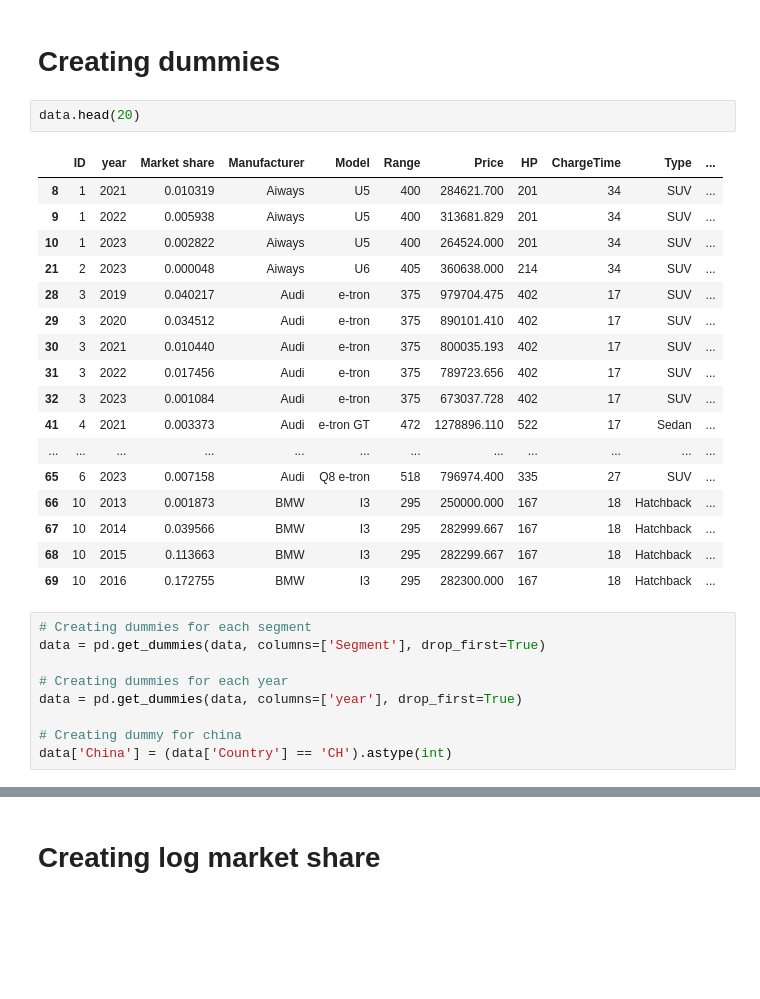
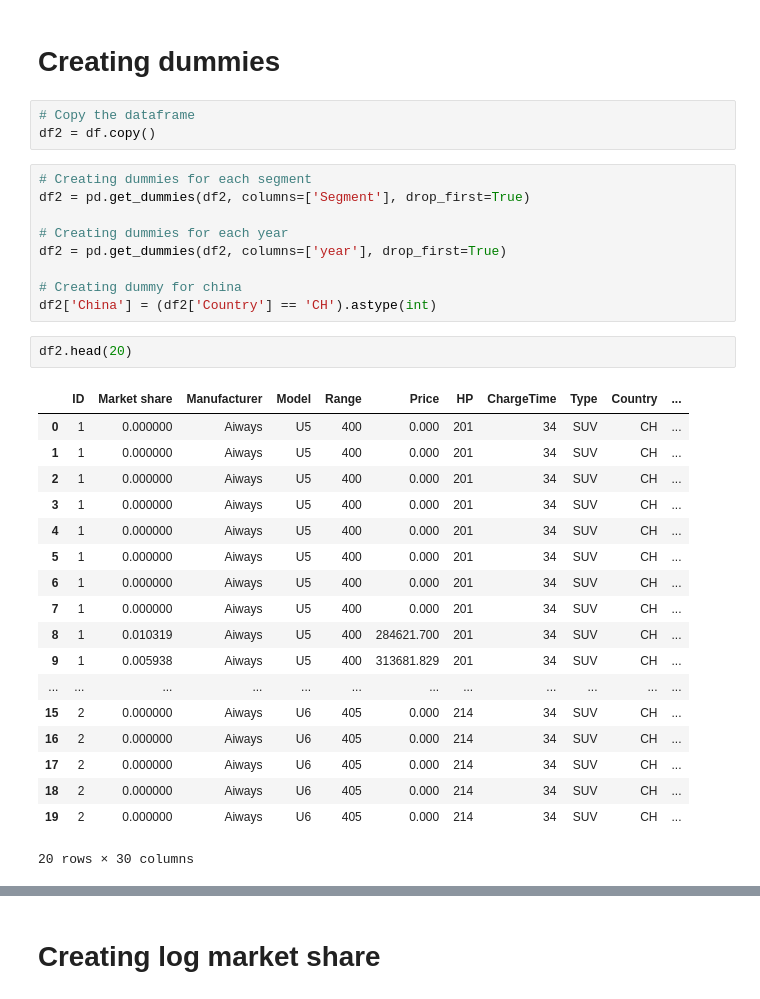
Before and after one commit to Mikkelbos/Bachelor, a Jupyter notebook: V_kode.ipynb, the cells around one changed output, grey strips where cells are left out. Cells and saved outputs as stored; diff of their text form; blank space fills up the shorter version.

```diff
--- a/V_kode.ipynb
+++ b/V_kode.ipynb
@@ -168,32 +168,36 @@ See the caveats in the documentation: https://pandas.pydata.org/pandas-docs/stab
 [figure]
 # %% [markdown]
 # Creating dummies
+# %%
+# Copy the dataframe
+df2 = df.copy()
+# %%
+# Creating dummies for each segment
+df2 = pd.get_dummies(df2, columns=['Segment'], drop_first=True)
+
+# Creating dummies for each year
+df2 = pd.get_dummies(df2, columns=['year'], drop_first=True)
+
+# Creating dummy for china
+df2['China'] = (df2['Country'] == 'CH').astype(int)
 # %%
-data.head(20)
+df2.head(20)
 # %% [output]
-|  | ID | year | Market share | Manufacturer | Model | Range | Price | HP | ChargeTime | Type | ... |
-| 8 | 1 | 2021 | 0.010319 | Aiways | U5 | 400 | 284621.700 | 201 | 34 | SUV | ... |
-| 9 | 1 | 2022 | 0.005938 | Aiways | U5 | 400 | 313681.829 | 201 | 34 | SUV | ... |
-| 10 | 1 | 2023 | 0.002822 | Aiways | U5 | 400 | 264524.000 | 201 | 34 | SUV | ... |
-| 21 | 2 | 2023 | 0.000048 | Aiways | U6 | 405 | 360638.000 | 214 | 34 | SUV | ... |
-| 28 | 3 | 2019 | 0.040217 | Audi | e-tron | 375 | 979704.475 | 402 | 17 | SUV | ... |
-| 29 | 3 | 2020 | 0.034512 | Audi | e-tron | 375 | 890101.410 | 402 | 17 | SUV | ... |
-| 30 | 3 | 2021 | 0.010440 | Audi | e-tron | 375 | 800035.193 | 402 | 17 | SUV | ... |
-| 31 | 3 | 2022 | 0.017456 | Audi | e-tron | 375 | 789723.656 | 402 | 17 | SUV | ... |
-| 32 | 3 | 2023 | 0.001084 | Audi | e-tron | 375 | 673037.728 | 402 | 17 | SUV | ... |
-| 41 | 4 | 2021 | 0.003373 | Audi | e-tron GT | 472 | 1278896.110 | 522 | 17 | Sedan | ... |
+|  | ID | Market share | Manufacturer | Model | Range | Price | HP | ChargeTime | Type | Country | ... |
+| 0 | 1 | 0.000000 | Aiways | U5 | 400 | 0.000 | 201 | 34 | SUV | CH | ... |
+| 1 | 1 | 0.000000 | Aiways | U5 | 400 | 0.000 | 201 | 34 | SUV | CH | ... |
+| 2 | 1 | 0.000000 | Aiways | U5 | 400 | 0.000 | 201 | 34 | SUV | CH | ... |
+| 3 | 1 | 0.000000 | Aiways | U5 | 400 | 0.000 | 201 | 34 | SUV | CH | ... |
+| 4 | 1 | 0.000000 | Aiways | U5 | 400 | 0.000 | 201 | 34 | SUV | CH | ... |
+| 5 | 1 | 0.000000 | Aiways | U5 | 400 | 0.000 | 201 | 34 | SUV | CH | ... |
+| 6 | 1 | 0.000000 | Aiways | U5 | 400 | 0.000 | 201 | 34 | SUV | CH | ... |
+| 7 | 1 | 0.000000 | Aiways | U5 | 400 | 0.000 | 201 | 34 | SUV | CH | ... |
+| 8 | 1 | 0.010319 | Aiways | U5 | 400 | 284621.700 | 201 | 34 | SUV | CH | ... |
+| 9 | 1 | 0.005938 | Aiways | U5 | 400 | 313681.829 | 201 | 34 | SUV | CH | ... |
 | ... | ... | ... | ... | ... | ... | ... | ... | ... | ... | ... | ... |
-| 65 | 6 | 2023 | 0.007158 | Audi | Q8 e-tron | 518 | 796974.400 | 335 | 27 | SUV | ... |
-| 66 | 10 | 2013 | 0.001873 | BMW | I3 | 295 | 250000.000 | 167 | 18 | Hatchback | ... |
-| 67 | 10 | 2014 | 0.039566 | BMW | I3 | 295 | 282999.667 | 167 | 18 | Hatchback | ... |
-| 68 | 10 | 2015 | 0.113663 | BMW | I3 | 295 | 282299.667 | 167 | 18 | Hatchback | ... |
-| 69 | 10 | 2016 | 0.172755 | BMW | I3 | 295 | 282300.000 | 167 | 18 | Hatchback | ... |
+| 15 | 2 | 0.000000 | Aiways | U6 | 405 | 0.000 | 214 | 34 | SUV | CH | ... |
+| 16 | 2 | 0.000000 | Aiways | U6 | 405 | 0.000 | 214 | 34 | SUV | CH | ... |
+| 17 | 2 | 0.000000 | Aiways | U6 | 405 | 0.000 | 214 | 34 | SUV | CH | ... |
+| 18 | 2 | 0.000000 | Aiways | U6 | 405 | 0.000 | 214 | 34 | SUV | CH | ... |
+| 19 | 2 | 0.000000 | Aiways | U6 | 405 | 0.000 | 214 | 34 | SUV | CH | ... |
+20 rows × 30 columns
-# %%
-# Creating dummies for each segment
-data = pd.get_dummies(data, columns=['Segment'], drop_first=True)
-
-# Creating dummies for each year
-data = pd.get_dummies(data, columns=['year'], drop_first=True)
-
-# Creating dummy for china
-data['China'] = (data['Country'] == 'CH').astype(int)
```
Also changed, not shown: parts of 7 cells of this notebook.
